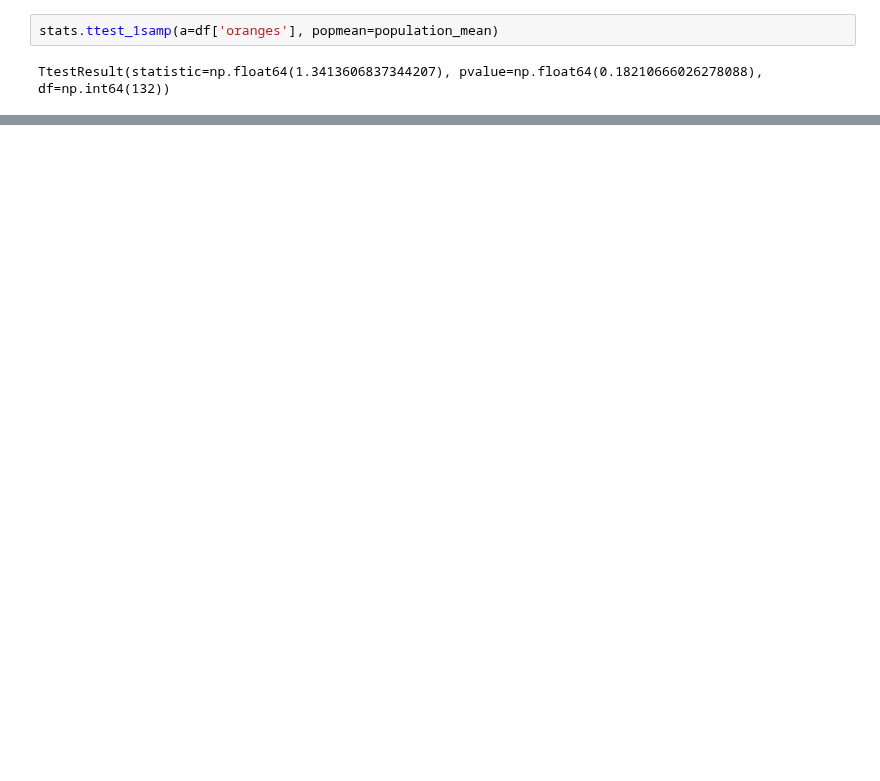
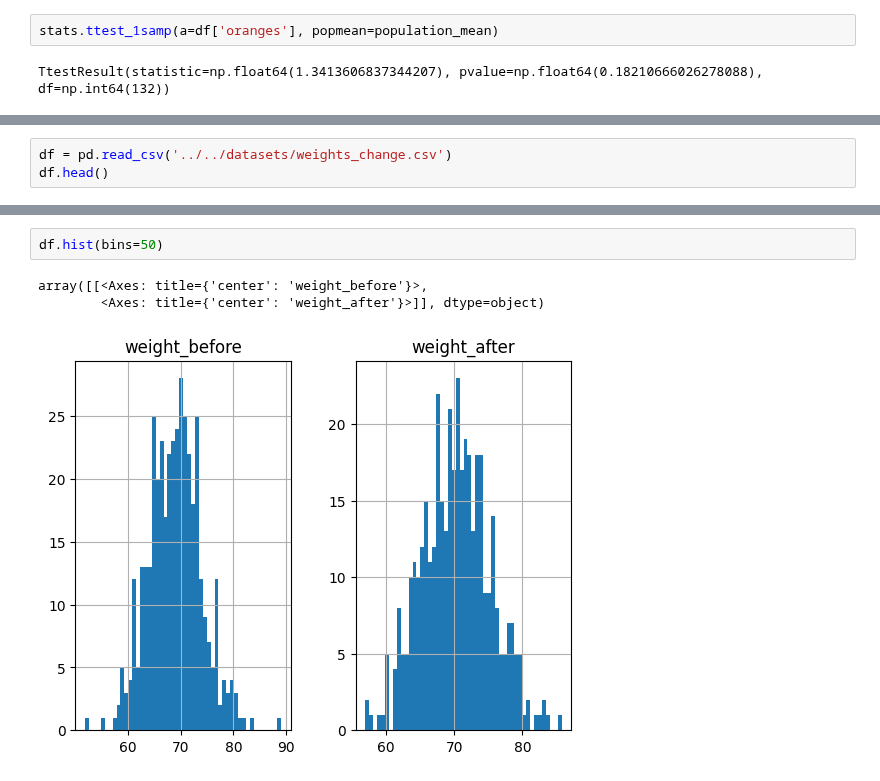
Before and after one commit to docroch/learning-data-science, a Jupyter notebook: examples/inferential-statistics/t-test.ipynb, the cells around one changed output, grey strips where cells are left out. Cells and saved outputs as stored; diff of their text form; blank space fills up the shorter version.

```diff
--- a/examples/inferential-statistics/t-test.ipynb
+++ b/examples/inferential-statistics/t-test.ipynb
@@ -51,0 +98,3 @@ population_mean = 3.2
+# %%
+df = pd.read_csv('../../datasets/weights_change.csv')
+df.head()
@@ -51,0 +108,6 @@ population_mean = 3.2
+# %%
+df.hist(bins=50)
+# %% [output]
+array([[<Axes: title={'center': 'weight_before'}>,
+        <Axes: title={'center': 'weight_after'}>]], dtype=object)
+[figure, added]
```
Also changed, not shown: parts of 17 cells of this notebook.
